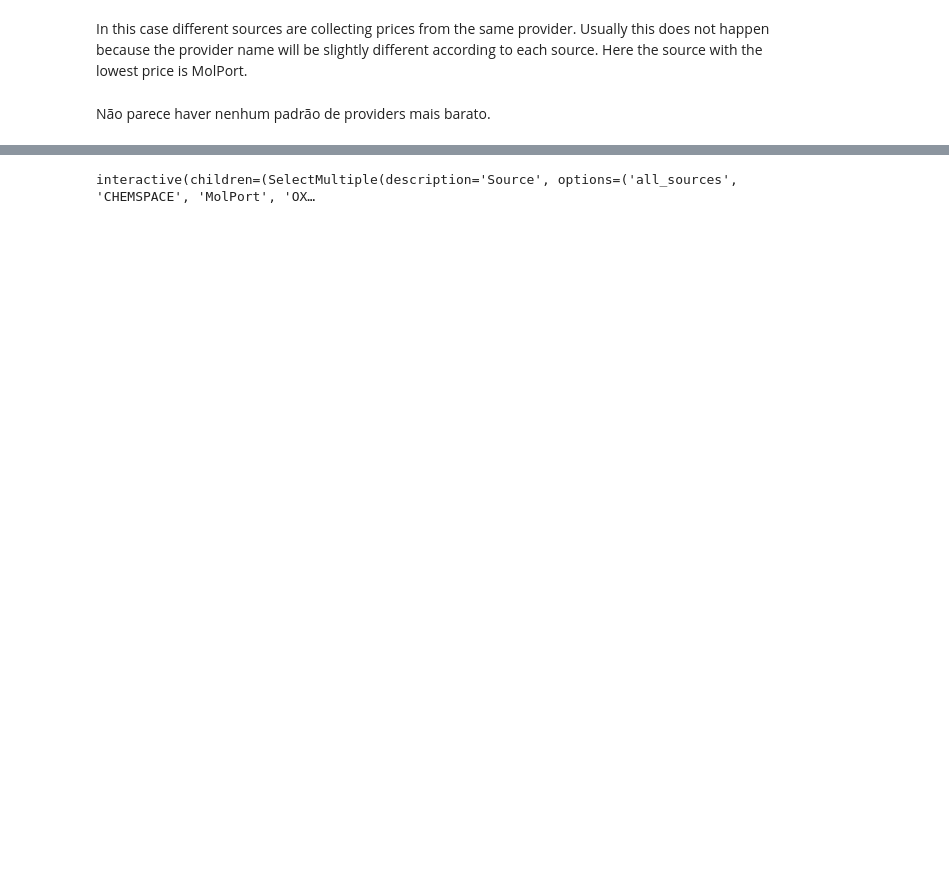
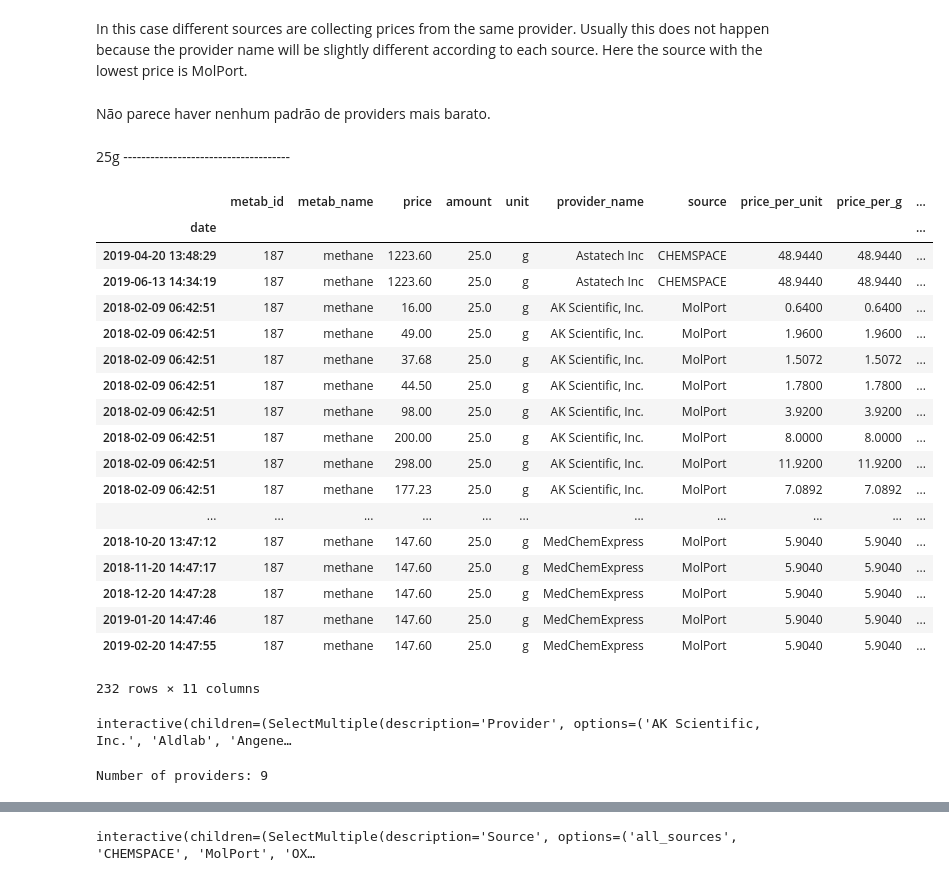
Before and after one commit to SofiaMM/bioanalysis, a Jupyter notebook: graphs_test/11-19/StudyCase1175-final_allgraphs--better.ipynb, the cells around one changed output, grey strips where cells are left out. Saved outputs shown, nothing was run; the diff lists cells and outputs as text; code cells hidden in the pictures; blank space fills up the shorter version.

```diff
--- a/graphs_test/11-19/StudyCase1175-final_allgraphs--better.ipynb
+++ b/graphs_test/11-19/StudyCase1175-final_allgraphs--better.ipynb
@@ -2103,3 +2155,38 @@ In this case different sources are collecting prices from the same provider. Usu
 Here the source with the lowest price is MolPort.
 # %% [markdown]
 Não parece haver nenhum padrão de providers mais barato.
+# %% [markdown]
+25g -------------------------------------
+# %%
+# Limiting the dataframe to just prices with 25g
+
+df_caseStudy_187_25g = filtered_df(df_caseStudy_187, sorted_dict_187, 7)
+df_caseStudy_187_25g
+# %% [output]
+|  | metab_id | metab_name | price | amount | unit | provider_name | source | price_per_unit | price_per_g | ... |
+| date |  |  |  |  |  |  |  |  |  | ... |
+| 2019-04-20 13:48:29 | 187 | methane | 1223.60 | 25.0 | g | Astatech Inc | CHEMSPACE | 48.9440 | 48.9440 | ... |
+| 2019-06-13 14:34:19 | 187 | methane | 1223.60 | 25.0 | g | Astatech Inc | CHEMSPACE | 48.9440 | 48.9440 | ... |
+| 2018-02-09 06:42:51 | 187 | methane | 16.00 | 25.0 | g | AK Scientific, Inc. | MolPort | 0.6400 | 0.6400 | ... |
+| 2018-02-09 06:42:51 | 187 | methane | 49.00 | 25.0 | g | AK Scientific, Inc. | MolPort | 1.9600 | 1.9600 | ... |
+| 2018-02-09 06:42:51 | 187 | methane | 37.68 | 25.0 | g | AK Scientific, Inc. | MolPort | 1.5072 | 1.5072 | ... |
+| 2018-02-09 06:42:51 | 187 | methane | 44.50 | 25.0 | g | AK Scientific, Inc. | MolPort | 1.7800 | 1.7800 | ... |
+| 2018-02-09 06:42:51 | 187 | methane | 98.00 | 25.0 | g | AK Scientific, Inc. | MolPort | 3.9200 | 3.9200 | ... |
+| 2018-02-09 06:42:51 | 187 | methane | 200.00 | 25.0 | g | AK Scientific, Inc. | MolPort | 8.0000 | 8.0000 | ... |
+| 2018-02-09 06:42:51 | 187 | methane | 298.00 | 25.0 | g | AK Scientific, Inc. | MolPort | 11.9200 | 11.9200 | ... |
+| 2018-02-09 06:42:51 | 187 | methane | 177.23 | 25.0 | g | AK Scientific, Inc. | MolPort | 7.0892 | 7.0892 | ... |
+| ... | ... | ... | ... | ... | ... | ... | ... | ... | ... | ... |
+| 2018-10-20 13:47:12 | 187 | methane | 147.60 | 25.0 | g | MedChemExpress | MolPort | 5.9040 | 5.9040 | ... |
+| 2018-11-20 14:47:17 | 187 | methane | 147.60 | 25.0 | g | MedChemExpress | MolPort | 5.9040 | 5.9040 | ... |
+| 2018-12-20 14:47:28 | 187 | methane | 147.60 | 25.0 | g | MedChemExpress | MolPort | 5.9040 | 5.9040 | ... |
+| 2019-01-20 14:47:46 | 187 | methane | 147.60 | 25.0 | g | MedChemExpress | MolPort | 5.9040 | 5.9040 | ... |
+| 2019-02-20 14:47:55 | 187 | methane | 147.60 | 25.0 | g | MedChemExpress | MolPort | 5.9040 | 5.9040 | ... |
+232 rows × 11 columns
+# %%
+create_ts(df_caseStudy_187_25g,'provider','lines')
+# %% [output]
+interactive(children=(SelectMultiple(description='Provider', options=('AK Scientific, Inc.', 'Aldlab', 'Angene…
+# %%
+print('Number of providers:', df_caseStudy_187_25g.provider_name.nunique())
+# %% [output]
+Number of providers: 9
```
Also changed, not shown: parts of 47 cells of this notebook, 7 other files.
